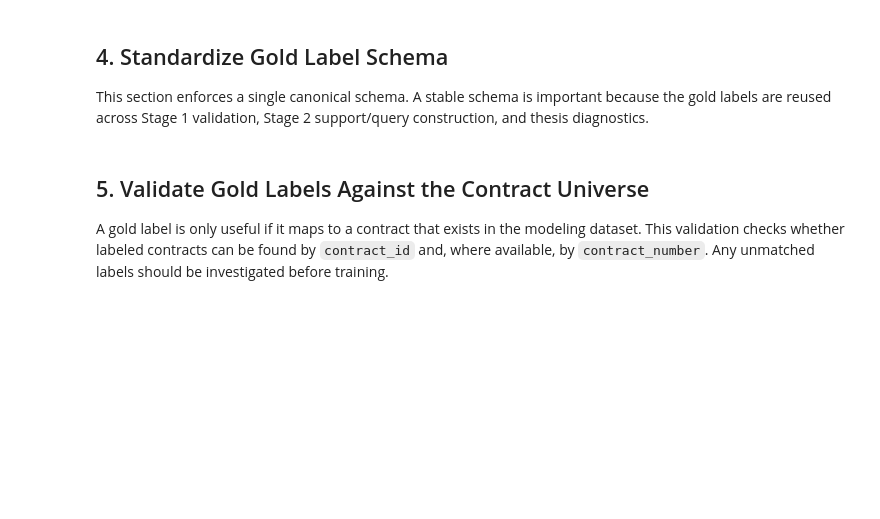
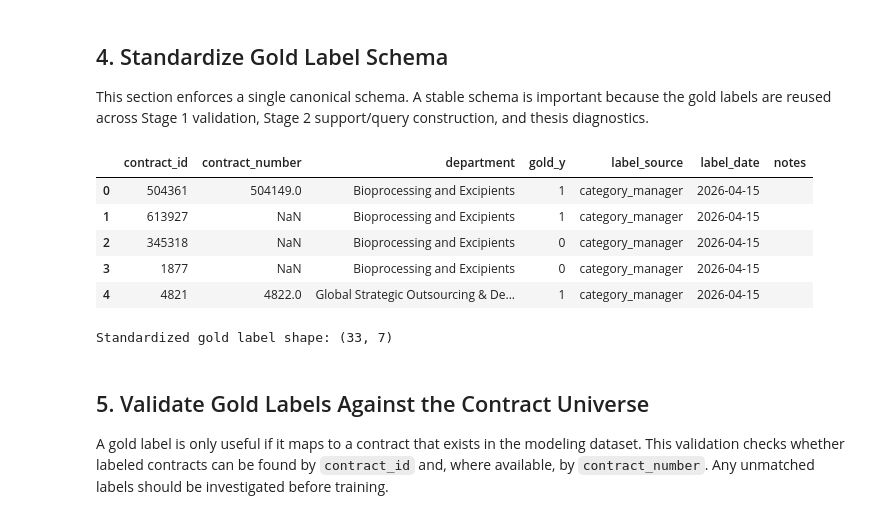
Before and after one commit to ThomasRoennebek/Signal_Fusion_with_Meta-learners-, a Jupyter notebook: notebooks/13_prepare_gold_labels.ipynb, the cells around one changed output. Saved outputs shown, nothing was run; the diff lists cells and outputs as text; code cells hidden in the pictures; blank space fills up the shorter version.

Commit message:
Finalize gold label preparation

```diff
--- a/notebooks/13_prepare_gold_labels.ipynb
+++ b/notebooks/13_prepare_gold_labels.ipynb
@@ -108,33 +159,46 @@ REQUIRED_GOLD_COLUMNS = [
 for col in REQUIRED_GOLD_COLUMNS:
     if col not in df_gold_raw.columns:
         df_gold_raw[col] = pd.NA
 
 df_gold = df_gold_raw[REQUIRED_GOLD_COLUMNS].copy()
 
 # Identifier normalization.
 df_gold["contract_id"] = df_gold["contract_id"].astype("string").str.replace(r"\.0$", "", regex=True).str.strip()
 df_gold["contract_number"] = df_gold["contract_number"].astype("string").str.replace(r"\.0$", "", regex=True).str.strip()
 df_gold["department"] = df_gold["department"].astype("string").str.strip()
 
 # Label normalization.
 df_gold["gold_y"] = pd.to_numeric(df_gold["gold_y"], errors="coerce")
 
 invalid_labels = df_gold[~df_gold["gold_y"].isin([0, 1]) & df_gold["gold_y"].notna()]
 if not invalid_labels.empty:
     raise ValueError("Invalid gold_y values detected. Only 0 and 1 are allowed.")
 
 df_gold["gold_y"] = df_gold["gold_y"].astype("Int64")
 
 # Fill metadata defaults.
 df_gold["label_source"] = df_gold["label_source"].fillna("category_manager")
 df_gold["label_date"] = df_gold["label_date"].fillna(str(date.today()))
 df_gold["notes"] = df_gold["notes"].fillna("")
 
 # Remove empty rows.
 df_gold = df_gold[df_gold["gold_y"].notna()].copy()
 
+
+# Automatically look up the matching contract_number from the original database!
+id_to_num_map = df_features.set_index(df_features['contract_id'].astype(str))['contract_number'].to_dict()
+df_gold['contract_number'] = df_gold['contract_id'].astype(str).map(id_to_num_map)
+
 display(df_gold.head())
 print("Standardized gold label shape:", df_gold.shape)
+# %% [output]
+|  | contract_id | contract_number | department | gold_y | label_source | label_date | notes |
+| 0 | 504361 | 504149.0 | Bioprocessing and Excipients | 1 | category_manager | 2026-04-15 |  |
+| 1 | 613927 | NaN | Bioprocessing and Excipients | 1 | category_manager | 2026-04-15 |  |
+| 2 | 345318 | NaN | Bioprocessing and Excipients | 0 | category_manager | 2026-04-15 |  |
+| 3 | 1877 | NaN | Bioprocessing and Excipients | 0 | category_manager | 2026-04-15 |  |
+| 4 | 4821 | 4822.0 | Global Strategic Outsourcing & De... | 1 | category_manager | 2026-04-15 |  |
+Standardized gold label shape: (33, 7)
 # %% [markdown]
 ## 5. Validate Gold Labels Against the Contract Universe
 
```
Also changed, not shown: parts of 16 cells of this notebook, 10 other files.
